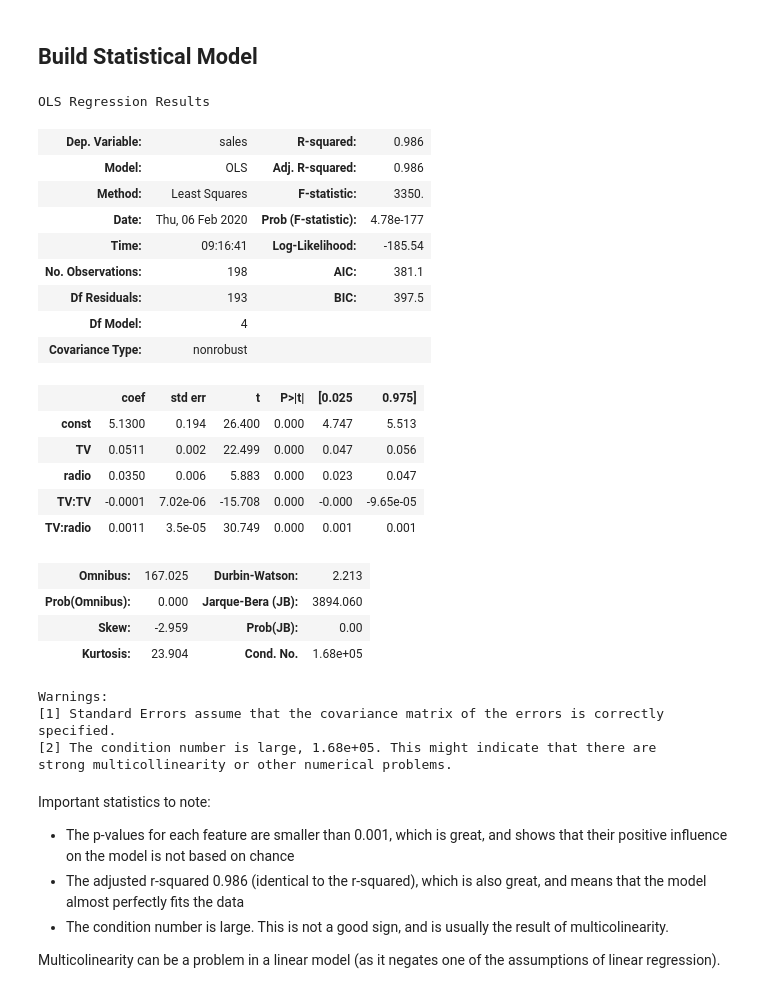
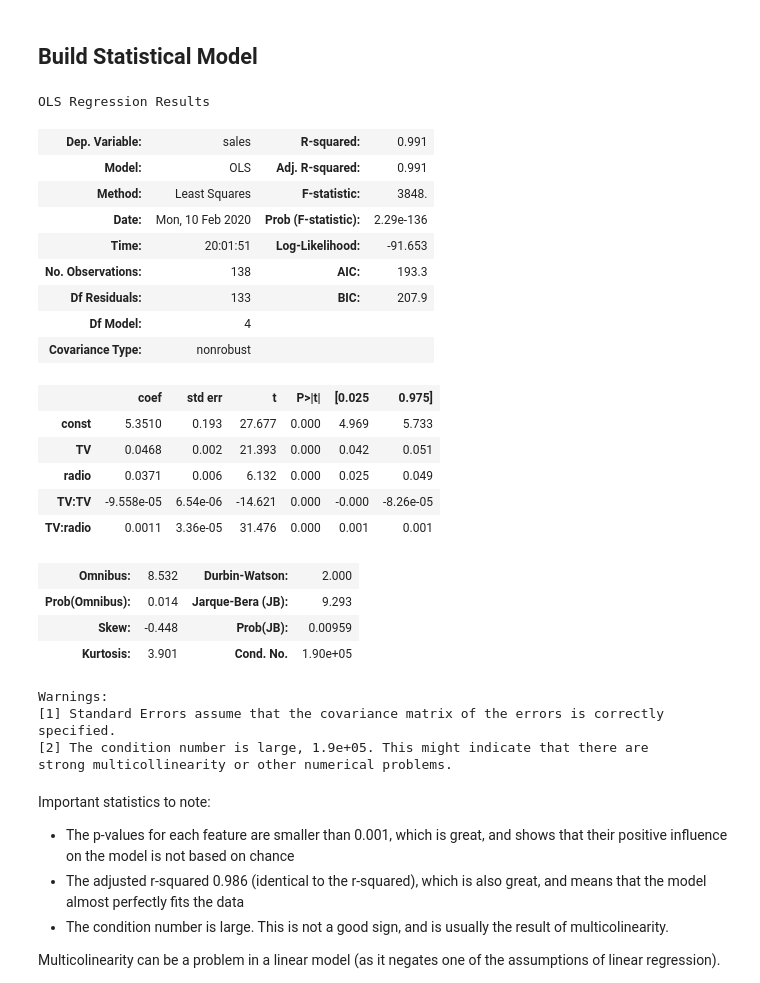
Before and after one commit to anthonymelson/portfolio, a Jupyter notebook: PredictThenOptimizeLinReg.ipynb, the cells around one changed output. Cells and saved outputs as stored; diff of their text form; code cells hidden in the pictures.

```diff
--- a/PredictThenOptimizeLinReg.ipynb
+++ b/PredictThenOptimizeLinReg.ipynb
@@ -152,36 +163,39 @@ sns.pairplot(data=check_mcl)
 # %% [markdown]
 ## Build Statistical Model
 # %%
-import statsmodels.formula.api as smf
 X = ads_pd.filter(['TV', 'radio', 'TV:TV', 'TV:radio'], axis=1)
 y = ads_pd.filter(['sales'], axis=1)
-lm = sm.OLS(y, sm.add_constant(X)).fit()
+
+X_train, X_test, y_train, y_test = train_test_split(
+    X, y, test_size=0.3, random_state=29)
+
+lm = sm.OLS(y_train, sm.add_constant(X_train)).fit()
 results = lm.summary()
 results
 # %% [output]
 OLS Regression Results
-| Dep. Variable: | sales | R-squared: | 0.986 |
-| Model: | OLS | Adj. R-squared: | 0.986 |
-| Method: | Least Squares | F-statistic: | 3350. |
-| Date: | Thu, 06 Feb 2020 | Prob (F-statistic): | 4.78e-177 |
-| Time: | 09:16:41 | Log-Likelihood: | -185.54 |
-| No. Observations: | 198 | AIC: | 381.1 |
-| Df Residuals: | 193 | BIC: | 397.5 |
+| Dep. Variable: | sales | R-squared: | 0.991 |
+| Model: | OLS | Adj. R-squared: | 0.991 |
+| Method: | Least Squares | F-statistic: | 3848. |
+| Date: | Mon, 10 Feb 2020 | Prob (F-statistic): | 2.29e-136 |
+| Time: | 20:01:51 | Log-Likelihood: | -91.653 |
+| No. Observations: | 138 | AIC: | 193.3 |
+| Df Residuals: | 133 | BIC: | 207.9 |
 | Df Model: | 4 |  |  |
 | Covariance Type: | nonrobust |  |  |
 |  | coef | std err | t | P>|t| | [0.025 | 0.975] |
-| const | 5.1300 | 0.194 | 26.400 | 0.000 | 4.747 | 5.513 |
-| TV | 0.0511 | 0.002 | 22.499 | 0.000 | 0.047 | 0.056 |
-| radio | 0.0350 | 0.006 | 5.883 | 0.000 | 0.023 | 0.047 |
-| TV:TV | -0.0001 | 7.02e-06 | -15.708 | 0.000 | -0.000 | -9.65e-05 |
-| TV:radio | 0.0011 | 3.5e-05 | 30.749 | 0.000 | 0.001 | 0.001 |
+| const | 5.3510 | 0.193 | 27.677 | 0.000 | 4.969 | 5.733 |
+| TV | 0.0468 | 0.002 | 21.393 | 0.000 | 0.042 | 0.051 |
+| radio | 0.0371 | 0.006 | 6.132 | 0.000 | 0.025 | 0.049 |
+| TV:TV | -9.558e-05 | 6.54e-06 | -14.621 | 0.000 | -0.000 | -8.26e-05 |
+| TV:radio | 0.0011 | 3.36e-05 | 31.476 | 0.000 | 0.001 | 0.001 |
-| Omnibus: | 167.025 | Durbin-Watson: | 2.213 |
-| Prob(Omnibus): | 0.000 | Jarque-Bera (JB): | 3894.060 |
-| Skew: | -2.959 | Prob(JB): | 0.00 |
-| Kurtosis: | 23.904 | Cond. No. | 1.68e+05 |
+| Omnibus: | 8.532 | Durbin-Watson: | 2.000 |
+| Prob(Omnibus): | 0.014 | Jarque-Bera (JB): | 9.293 |
+| Skew: | -0.448 | Prob(JB): | 0.00959 |
+| Kurtosis: | 3.901 | Cond. No. | 1.90e+05 |
 Warnings:
 [1] Standard Errors assume that the covariance matrix of the errors is correctly specified.
-[2] The condition number is large, 1.68e+05. This might indicate that there are
+[2] The condition number is large, 1.9e+05. This might indicate that there are
 strong multicollinearity or other numerical problems.
 # %% [markdown]
 Important statistics to note:
```
Also changed, not shown: parts of 26 cells of this notebook.
